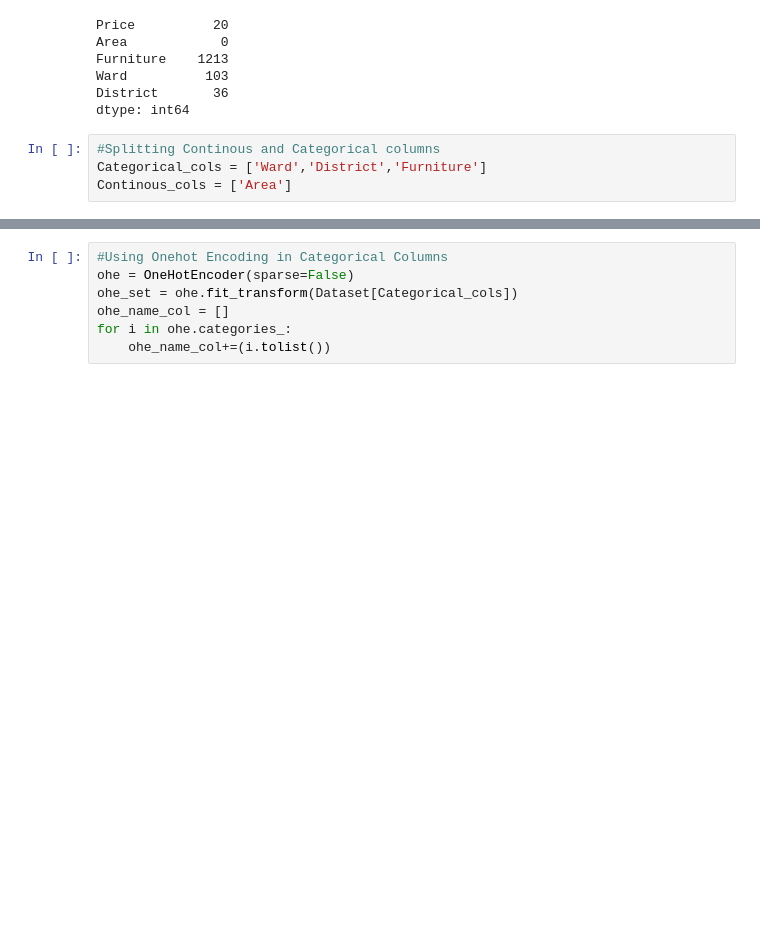
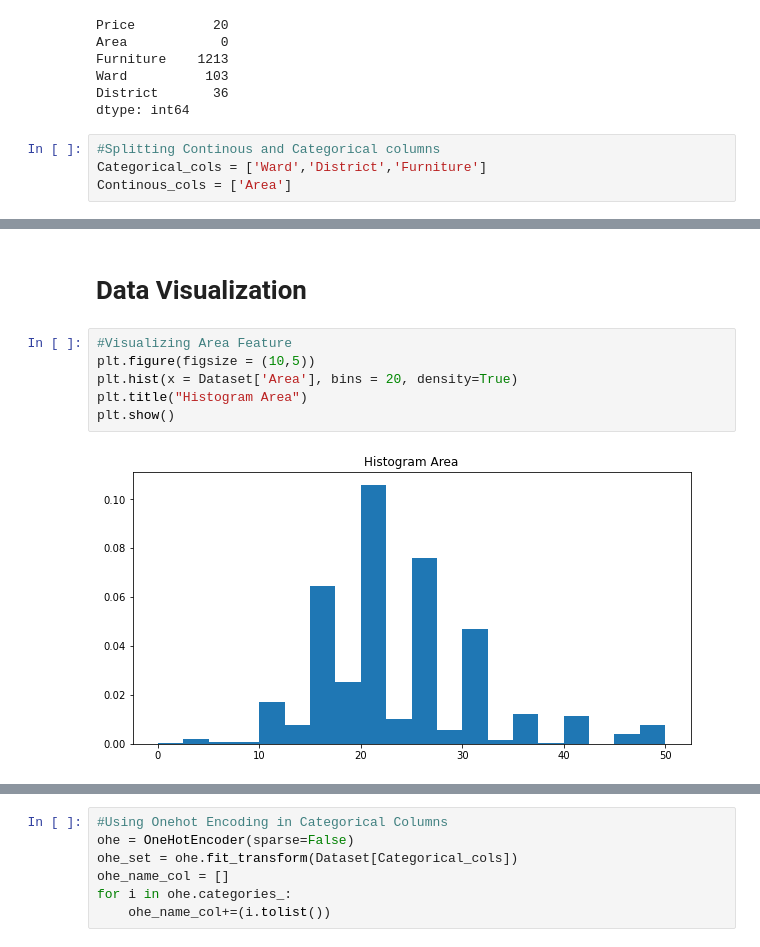
Before and after one commit to Boonichi/PredictMotelPriceinDN, a Jupyter notebook: main.ipynb, the cells around one changed output, grey strips where cells are left out. Drawn from its saved outputs; the diff is of its cells as text; blank space fills up the shorter version.

```diff
--- a/main.ipynb
+++ b/main.ipynb
@@ -72,0 +86,10 @@ dtype: int64
+# %% [markdown]
+# Data Visualization
+# %%
+#Visualizing Area Feature
+plt.figure(figsize = (10,5))
+plt.hist(x = Dataset['Area'], bins = 20, density=True)
+plt.title("Histogram Area")
+plt.show()
+# %% [output]
+[figure, added]
```
Also changed, not shown: parts of 26 cells of this notebook, 5 other files.
